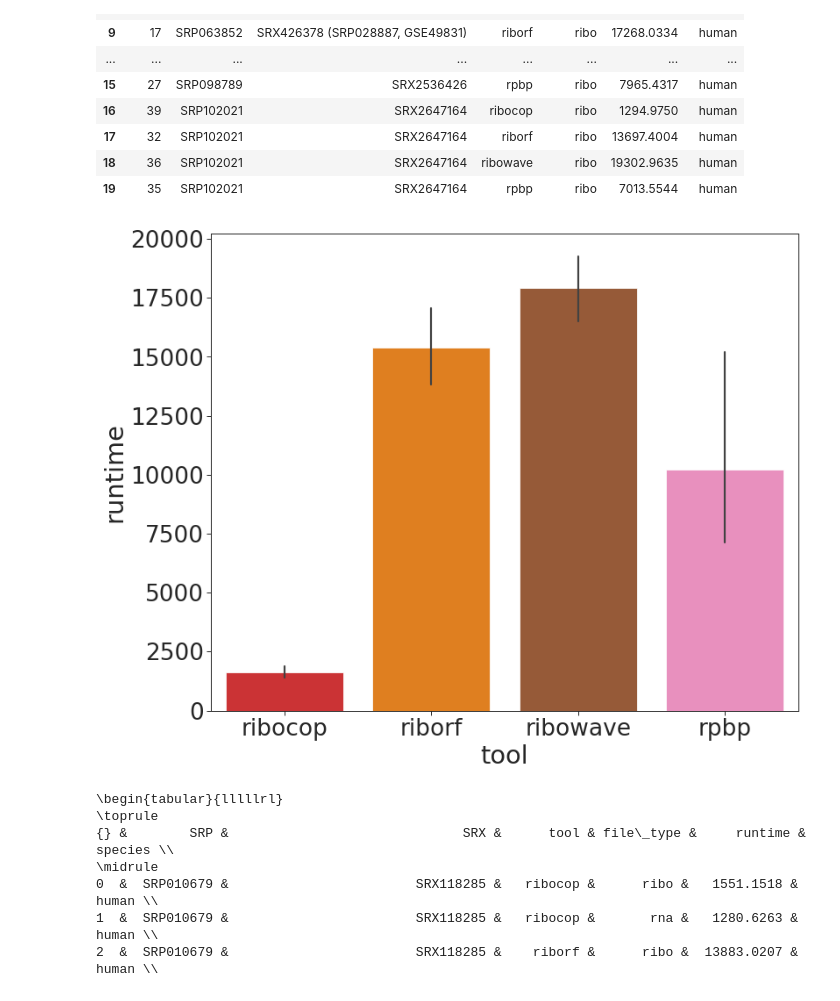
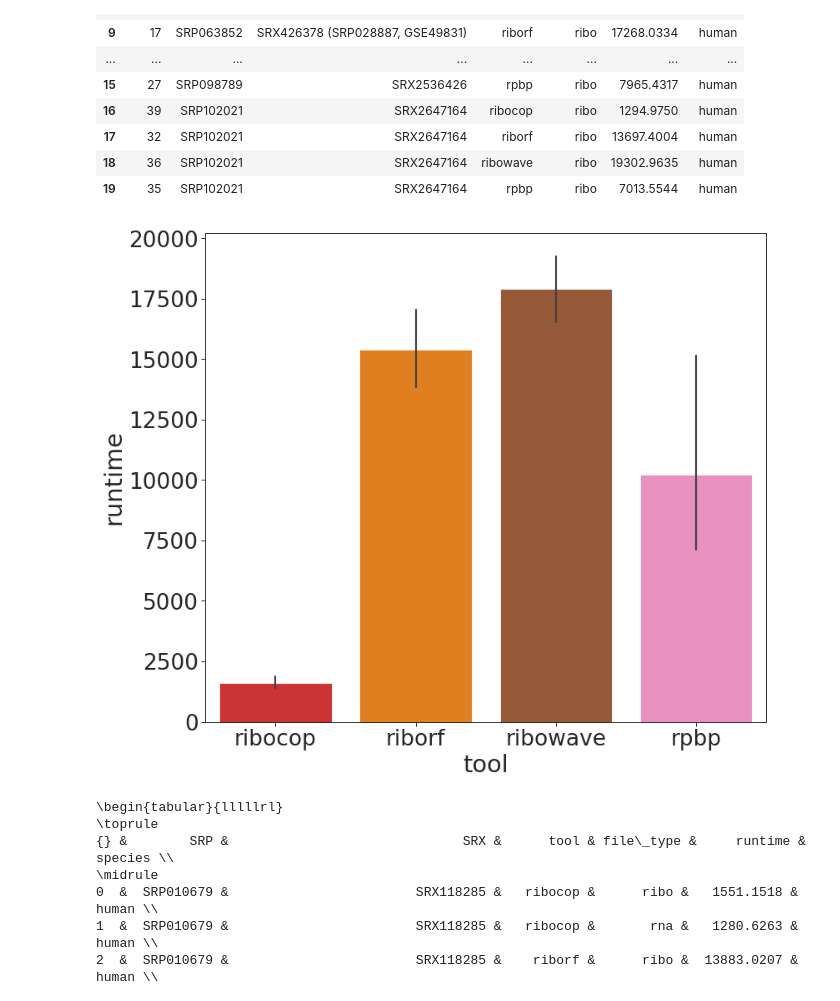
Before and after one commit to smithlabcode/ribotricer-results, a Jupyter notebook: notebooks/14.time-requirements.ipynb, the cells around one changed output. Saved outputs shown, nothing was run; the diff lists cells and outputs as text; code cells hidden in the pictures.

```diff
--- a/notebooks/14.time-requirements.ipynb
+++ b/notebooks/14.time-requirements.ipynb
@@ -165,17 +165,18 @@ hg_df_ribo
 # %%
 sns.set_context('paper', font_scale=3)
 sns.set_style('white')
 sns.set_style("ticks", {"xtick.major.size": 20, "ytick.major.size": 50})
 
 fig, ax = plt.subplots(figsize=(12,10))
 sns.set_style("ticks", {"xtick.major.size": 20, "ytick.major.size": 50})
 
 sns.set_style("ticks", {"xtick.major.size": 20, "ytick.major.size": 50})
 
 sns.barplot(data=hg_df_ribo, x='tool', y='runtime', palette=tool_colors, ax=ax)
+fig.tight_layout()
 fig.savefig('../time-benchmark/time_benchmark.pdf')
 # %% [output]
-[figure, old version]
+[figure, new version]
 # %%
 combined_df = pd.concat([hg_df, mm_df], ignore_index=True)
 combined_df.to_csv('../time-benchmark/runtimes.tsv', sep='\t', header=True, index=False)
```
Also changed, not shown: 1 other file.
